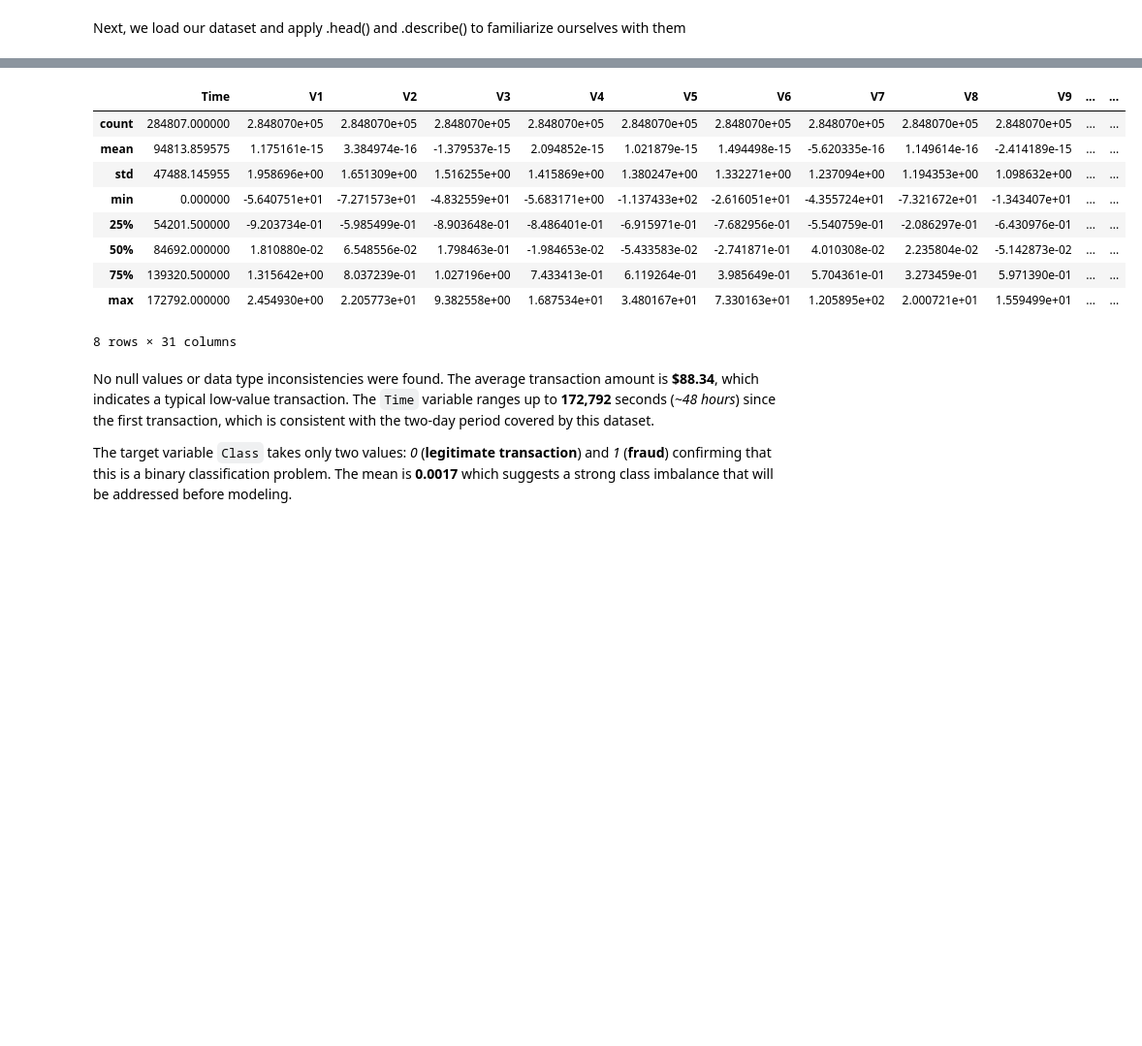
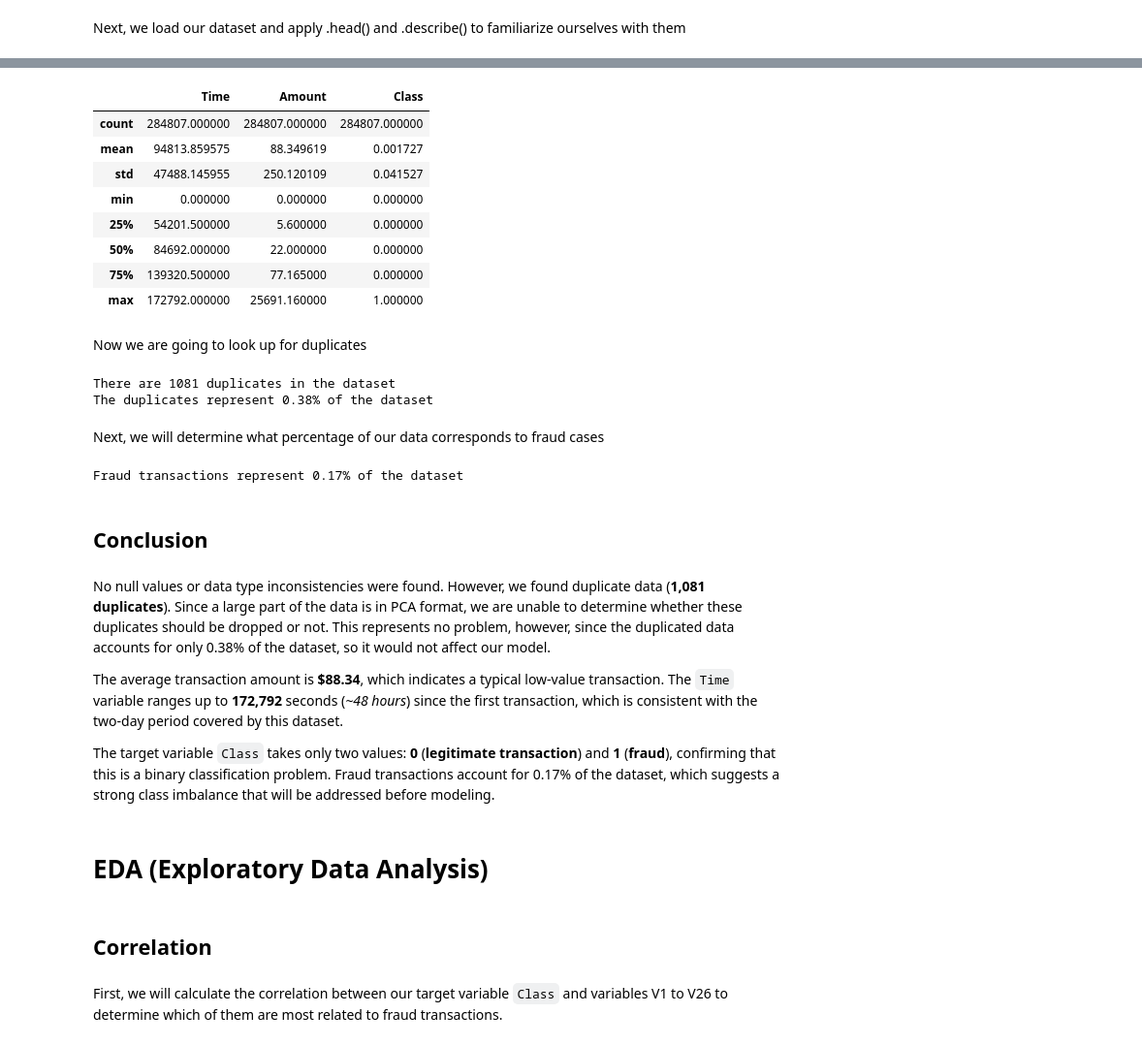
Before and after one commit to sgcuervo/credit-card-fraud-detection, a Jupyter notebook: credit-card-fraud-detection.ipynb, the cells around one changed output, grey strips where cells are left out. Shown at 97% size. Drawn from its saved outputs; the diff is of its cells as text; code cells hidden in the pictures; blank space fills up the shorter version.

```diff
--- a/credit-card-fraud-detection.ipynb
+++ b/credit-card-fraud-detection.ipynb
@@ -49,19 +49,50 @@ Data columns (total 31 columns):
 dtypes: float64(30), int64(1)
 memory usage: 67.4 MB
 # %%
-credit_card.describe()
+credit_card[["Time", "Amount", "Class"]].describe()
 # %% [output]
-|  | Time | V1 | V2 | V3 | V4 | V5 | V6 | V7 | V8 | V9 | ... | ... |
-| count | 284807.000000 | 2.848070e+05 | 2.848070e+05 | 2.848070e+05 | 2.848070e+05 | 2.848070e+05 | 2.848070e+05 | 2.848070e+05 | 2.848070e+05 | 2.848070e+05 | ... | ... |
-| mean | 94813.859575 | 1.175161e-15 | 3.384974e-16 | -1.379537e-15 | 2.094852e-15 | 1.021879e-15 | 1.494498e-15 | -5.620335e-16 | 1.149614e-16 | -2.414189e-15 | ... | ... |
-| std | 47488.145955 | 1.958696e+00 | 1.651309e+00 | 1.516255e+00 | 1.415869e+00 | 1.380247e+00 | 1.332271e+00 | 1.237094e+00 | 1.194353e+00 | 1.098632e+00 | ... | ... |
-| min | 0.000000 | -5.640751e+01 | -7.271573e+01 | -4.832559e+01 | -5.683171e+00 | -1.137433e+02 | -2.616051e+01 | -4.355724e+01 | -7.321672e+01 | -1.343407e+01 | ... | ... |
-| 25% | 54201.500000 | -9.203734e-01 | -5.985499e-01 | -8.903648e-01 | -8.486401e-01 | -6.915971e-01 | -7.682956e-01 | -5.540759e-01 | -2.086297e-01 | -6.430976e-01 | ... | ... |
-| 50% | 84692.000000 | 1.810880e-02 | 6.548556e-02 | 1.798463e-01 | -1.984653e-02 | -5.433583e-02 | -2.741871e-01 | 4.010308e-02 | 2.235804e-02 | -5.142873e-02 | ... | ... |
-| 75% | 139320.500000 | 1.315642e+00 | 8.037239e-01 | 1.027196e+00 | 7.433413e-01 | 6.119264e-01 | 3.985649e-01 | 5.704361e-01 | 3.273459e-01 | 5.971390e-01 | ... | ... |
-| max | 172792.000000 | 2.454930e+00 | 2.205773e+01 | 9.382558e+00 | 1.687534e+01 | 3.480167e+01 | 7.330163e+01 | 1.205895e+02 | 2.000721e+01 | 1.559499e+01 | ... | ... |
+|  | Time | Amount | Class |
+| count | 284807.000000 | 284807.000000 | 284807.000000 |
+| mean | 94813.859575 | 88.349619 | 0.001727 |
+| std | 47488.145955 | 250.120109 | 0.041527 |
+| min | 0.000000 | 0.000000 | 0.000000 |
+| 25% | 54201.500000 | 5.600000 | 0.000000 |
+| 50% | 84692.000000 | 22.000000 | 0.000000 |
+| 75% | 139320.500000 | 77.165000 | 0.000000 |
+| max | 172792.000000 | 25691.160000 | 1.000000 |
-8 rows × 31 columns
+# %% [markdown]
+Now we are going to look up for duplicates
+# %%
+dups = credit_card.duplicated().sum()
+
+duplicated = dups / len(credit_card) * 100
+
+print(f"There are {dups} duplicates in the dataset")
+print(f"The duplicates represent {duplicated:.2f}% of the dataset")
+# %% [output]
+There are 1081 duplicates in the dataset
+The duplicates represent 0.38% of the dataset
+# %% [markdown]
+Next, we will determine what percentage of our data corresponds to fraud cases
+# %%
+value_counts = credit_card["Class"].value_counts()
+
+percent = value_counts[1] / len(credit_card) * 100
+
+print(f"Fraud transactions represent {percent:.2f}% of the dataset")
+# %% [output]
+Fraud transactions represent 0.17% of the dataset
+# %% [markdown]
+## Conclusion
 # %% [markdown]
-No null values or data type inconsistencies were found. The average transaction amount is **$88.34**, which indicates a typical low-value transaction. The `Time` variable ranges up to **172,792** seconds (*~48 hours*) since the first transaction, which is consistent with the two-day period covered by this dataset.
+No null values or data type inconsistencies were found. However, we found duplicate data (**1,081 duplicates**). Since a large part of the data is in PCA format, we are unable to determine whether these duplicates should be dropped or not. This represents no problem, however, since the duplicated data accounts for only 0.38% of the dataset, so it would not affect our model.
 
-The target variable `Class` takes only two values: *0* (**legitimate transaction**) and *1* (**fraud**) confirming that this is a binary classification problem. The mean is **0.0017** which suggests a strong class imbalance that will be addressed before modeling.
+The average transaction amount is **$88.34**, which indicates a typical low-value transaction. The `Time` variable ranges up to **172,792** seconds (*~48 hours*) since the first transaction, which is consistent with the two-day period covered by this dataset.
+
+The target variable `Class` takes only two values: **0** (**legitimate transaction**) and **1** (**fraud**), confirming that this is a binary classification problem. Fraud transactions account for 0.17% of the dataset, which suggests a strong class imbalance that will be addressed before modeling.
+# %% [markdown]
+# EDA (Exploratory Data Analysis)
+# %% [markdown]
+## Correlation
+# %% [markdown]
+First, we will calculate the correlation between our target variable `Class` and variables V1 to V26 to determine which of them are most related to fraud transactions.
```
Also changed, not shown: parts of 3 cells of this notebook.
